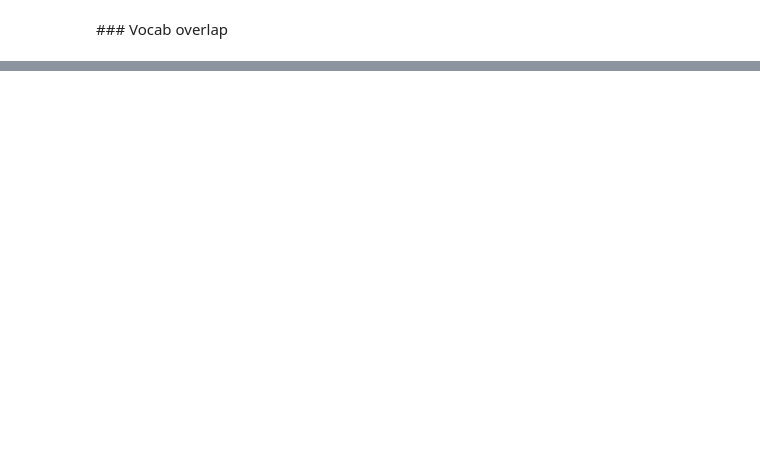
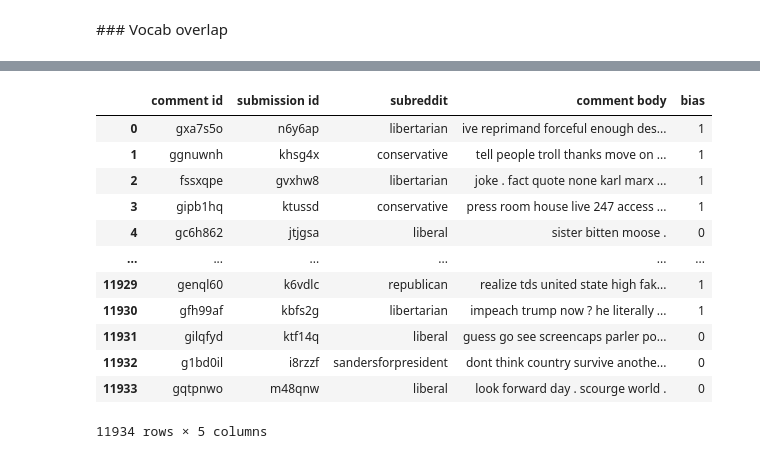
Before and after one commit to fawazshah/Reddit-Analysis, a Jupyter notebook: 4_sentiment_vocab_overlap_reddit.ipynb, the cells around one changed output, grey strips where cells are left out. Drawn from its saved outputs; the diff is of its cells as text; code cells hidden in the pictures; blank space fills up the shorter version.

```diff
--- a/4_sentiment_vocab_overlap_reddit.ipynb
+++ b/4_sentiment_vocab_overlap_reddit.ipynb
@@ -477,3 +499,19 @@ Article body and comment body Jaccard distance: 0.4447888908942278
+# %%
+comments_df
+# %% [output]
+|  | comment id | submission id | subreddit | comment body | bias |
+| 0 | gxa7s5o | n6y6ap | libertarian | ive reprimand forceful enough des... | 1 |
+| 1 | ggnuwnh | khsg4x | conservative | tell people troll thanks move on ... | 1 |
+| 2 | fssxqpe | gvxhw8 | libertarian | joke . fact quote none karl marx ... | 1 |
+| 3 | gipb1hq | ktussd | conservative | press room house live 247 access ... | 1 |
+| 4 | gc6h862 | jtjgsa | liberal | sister bitten moose . | 0 |
+| ... | ... | ... | ... | ... | ... |
+| 11929 | genql60 | k6vdlc | republican | realize tds united state high fak... | 1 |
+| 11930 | gfh99af | kbfs2g | libertarian | impeach trump now ? he literally ... | 1 |
+| 11931 | gilqfyd | ktf14q | liberal | guess go see screencaps parler po... | 0 |
+| 11932 | g1bd0il | i8rzzf | sandersforpresident | dont think country survive anothe... | 0 |
+| 11933 | gqtpnwo | m48qnw | liberal | look forward day . scourge world . | 0 |
+11934 rows × 5 columns
 # %%
 submissions_df.to_csv('submissions_preprocessed.tsv', sep='\t', index=False)
 comments_df.to_csv('comments_preprocessed.tsv', sep='\t', index=False)
```
Also changed, not shown: parts of 15 cells of this notebook.
